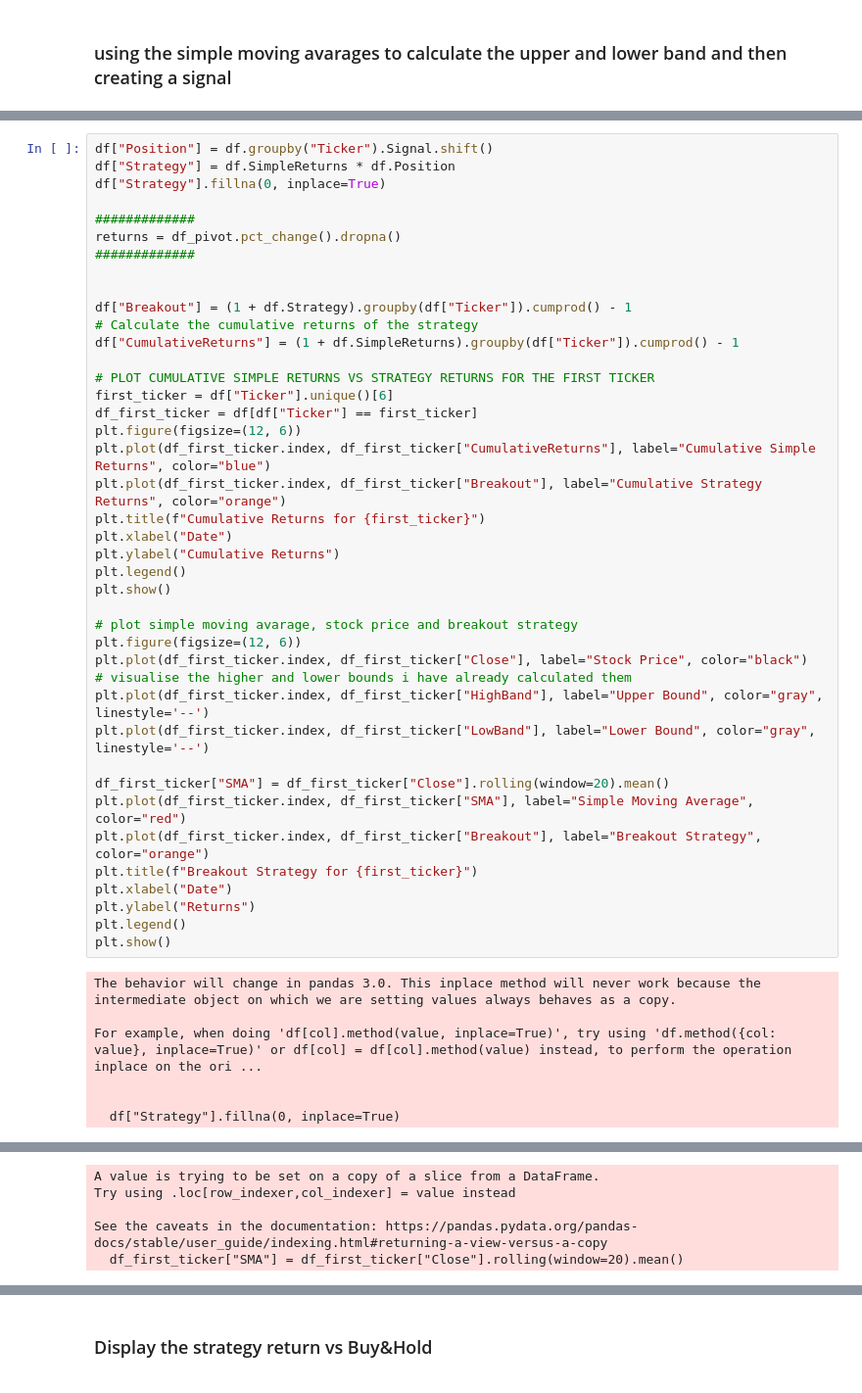
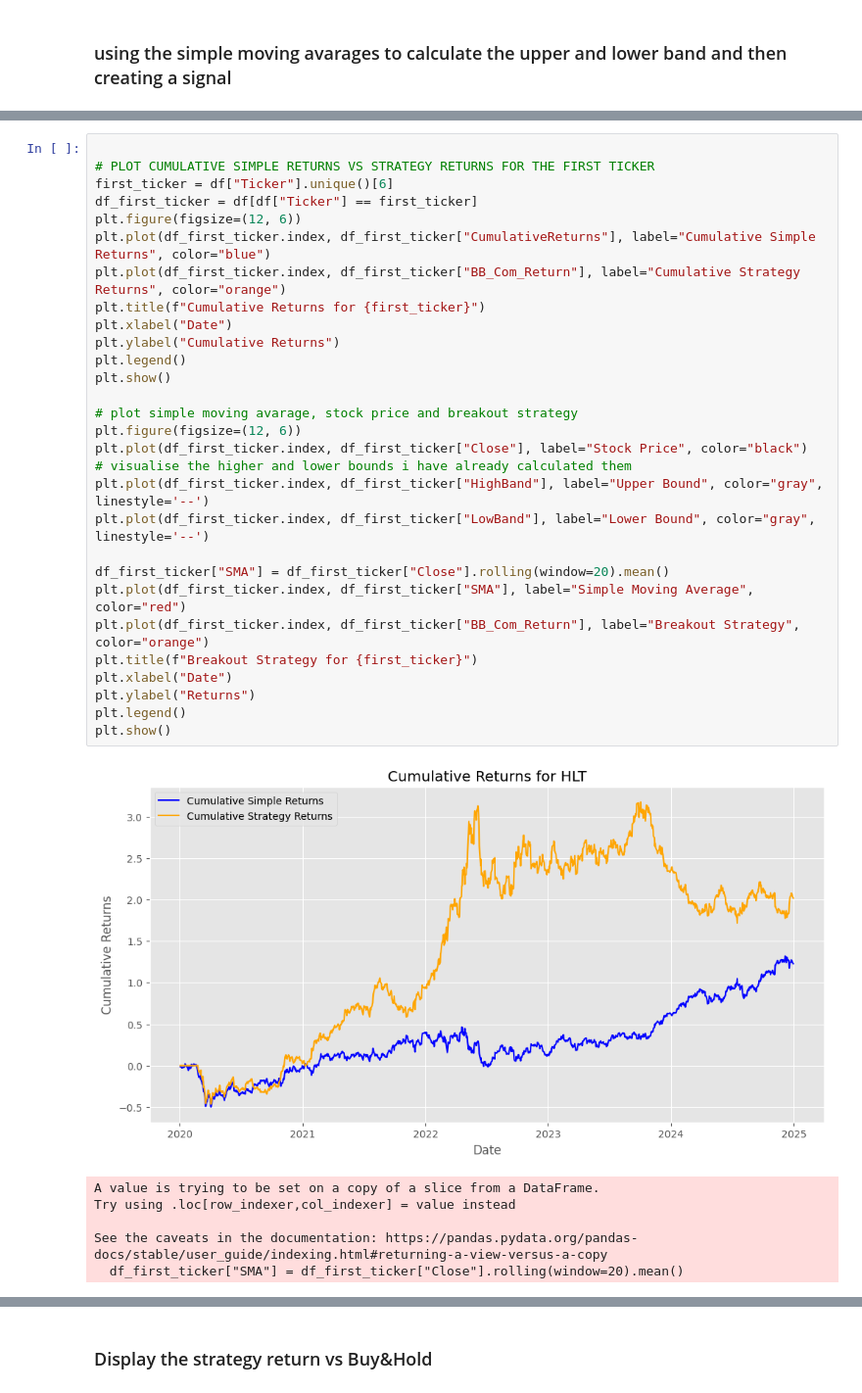
Before and after one commit to Imperial-Business-School/python-for-finance-bobby-zlatarov, a Jupyter notebook: NEW ASSIGNMENT.ipynb, the cells around one changed output, grey strips where cells are left out. Shown: that part at 98% size. Drawn from its saved outputs; the diff is of its cells as text.

```diff
--- a/NEW ASSIGNMENT.ipynb
+++ b/NEW ASSIGNMENT.ipynb
@@ -188,48 +226,36 @@ For example, when doing 'df[col].method(value, inplace=True)', try using 'df.met
 # %%
-df["Position"] = df.groupby("Ticker").Signal.shift()
-df["Strategy"] = df.SimpleReturns * df.Position
-df["Strategy"].fillna(0, inplace=True)
-
-#############
-returns = df_pivot.pct_change().dropna()
-#############
-
-
-df["Breakout"] = (1 + df.Strategy).groupby(df["Ticker"]).cumprod() - 1
-# Calculate the cumulative returns of the strategy
-df["CumulativeReturns"] = (1 + df.SimpleReturns).groupby(df["Ticker"]).cumprod() - 1
 
 # PLOT CUMULATIVE SIMPLE RETURNS VS STRATEGY RETURNS FOR THE FIRST TICKER
 first_ticker = df["Ticker"].unique()[6]
 df_first_ticker = df[df["Ticker"] == first_ticker]
 plt.figure(figsize=(12, 6))
 plt.plot(df_first_ticker.index, df_first_ticker["CumulativeReturns"], label="Cumulative Simple Returns", color="blue")
-plt.plot(df_first_ticker.index, df_first_ticker["Breakout"], label="Cumulative Strategy Returns", color="orange")
+plt.plot(df_first_ticker.index, df_first_ticker["BB_Com_Return"], label="Cumulative Strategy Returns", color="orange")
 plt.title(f"Cumulative Returns for {first_ticker}")
 plt.xlabel("Date")
 plt.ylabel("Cumulative Returns")
 plt.legend()
 plt.show()
 
 # plot simple moving avarage, stock price and breakout strategy
 plt.figure(figsize=(12, 6))
 plt.plot(df_first_ticker.index, df_first_ticker["Close"], label="Stock Price", color="black")
 # visualise the higher and lower bounds i have already calculated them
 plt.plot(df_first_ticker.index, df_first_ticker["HighBand"], label="Upper Bound", color="gray", linestyle='--')
 plt.plot(df_first_ticker.index, df_first_ticker["LowBand"], label="Lower Bound", color="gray", linestyle='--')
 
 df_first_ticker["SMA"] = df_first_ticker["Close"].rolling(window=20).mean()
 plt.plot(df_first_ticker.index, df_first_ticker["SMA"], label="Simple Moving Average", color="red")
-plt.plot(df_first_ticker.index, df_first_ticker["Breakout"], label="Breakout Strategy", color="orange")
+plt.plot(df_first_ticker.index, df_first_ticker["BB_Com_Return"], label="Breakout Strategy", color="orange")
 plt.title(f"Breakout Strategy for {first_ticker}")
 plt.xlabel("Date")
 plt.ylabel("Returns")
 plt.legend()
 plt.show()
 # %% [output]
+[figure]
-The behavior will change in pandas 3.0. This inplace method will never work because the intermediate object on which we are setting values always behaves as a copy.
+A value is trying to be set on a copy of a slice from a DataFrame.
+Try using .loc[row_indexer,col_indexer] = value instead
 
-For example, when doing 'df[col].method(value, inplace=True)', try using 'df.method({col: value}, inplace=True)' or df[col] = df[col].method(value) instead, to perform the operation inplace on the ori ...
-
-
-  df["Strategy"].fillna(0, inplace=True)
+See the caveats in the documentation: https://pandas.pydata.org/pandas-docs/stable/user_guide/indexing.html#returning-a-view-versus-a-copy
+  df_first_ticker["SMA"] = df_first_ticker["Close"].rolling(window=20).mean()
@@ -237,8 +262,3 @@ For example, when doing 'df[col].method(value, inplace=True)', try using 'df.met
-A value is trying to be set on a copy of a slice from a DataFrame.
-Try using .loc[row_indexer,col_indexer] = value instead
-
-See the caveats in the documentation: https://pandas.pydata.org/pandas-docs/stable/user_guide/indexing.html#returning-a-view-versus-a-copy
-  df_first_ticker["SMA"] = df_first_ticker["Close"].rolling(window=20).mean()
 [figure]
 # %% [markdown]
 ### Display the strategy return vs Buy&Hold
```
Also changed, not shown: parts of 24 cells of this notebook, 2 other files.
